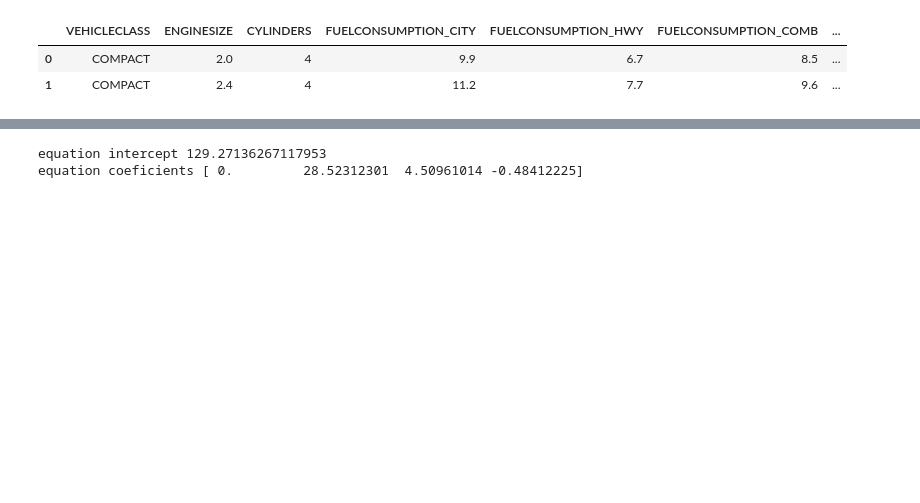
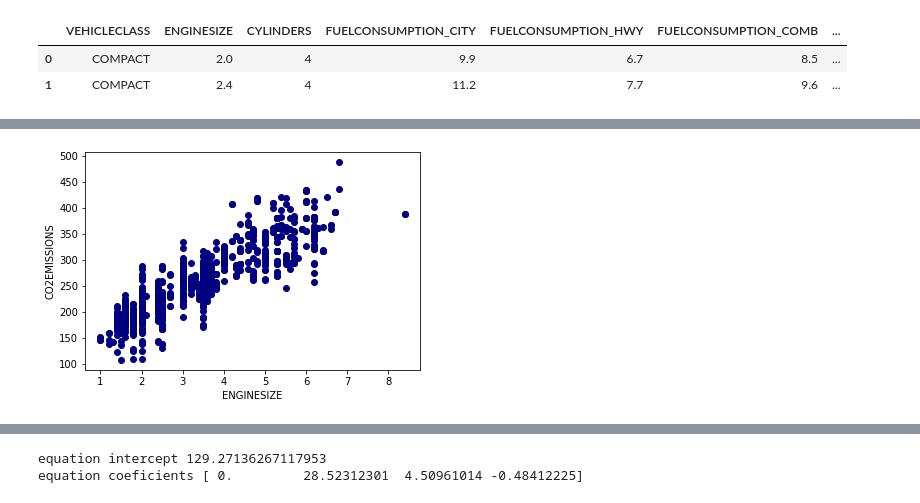
Before and after one commit to bryanee23/ML-Fundamentals-Series, a Jupyter notebook: IBM AI Engineering/Regression/02. Polynomial Regression.ipynb, the cells around one changed output, grey strips where cells are left out. Saved outputs shown, nothing was run; the diff lists cells and outputs as text; code cells hidden in the pictures; blank space fills up the shorter version.

```diff
--- a/IBM AI Engineering/Regression/02. Polynomial Regression.ipynb
+++ b/IBM AI Engineering/Regression/02. Polynomial Regression.ipynb
@@ -30,7 +49,9 @@ cdf.head(2)
 # %%
-# x_col = 'column1'
-# y_col = 'column2'
-# plt.scatter(cdf.x_col, cdf.y_col)
-# plt.x_label(x_col)
-# plt.y_label(y_col)
-# plt.show()
+x_col = 'ENGINESIZE'
+y_col = 'CO2EMISSIONS'
+plt.scatter(cdf.ENGINESIZE, cdf.CO2EMISSIONS, color='navy')
+plt.xlabel(x_col)
+plt.ylabel(y_col)
+plt.show()
+# %% [output]
+[figure, added]
```
Also changed, not shown: parts of 26 cells of this notebook, 2 other files.
